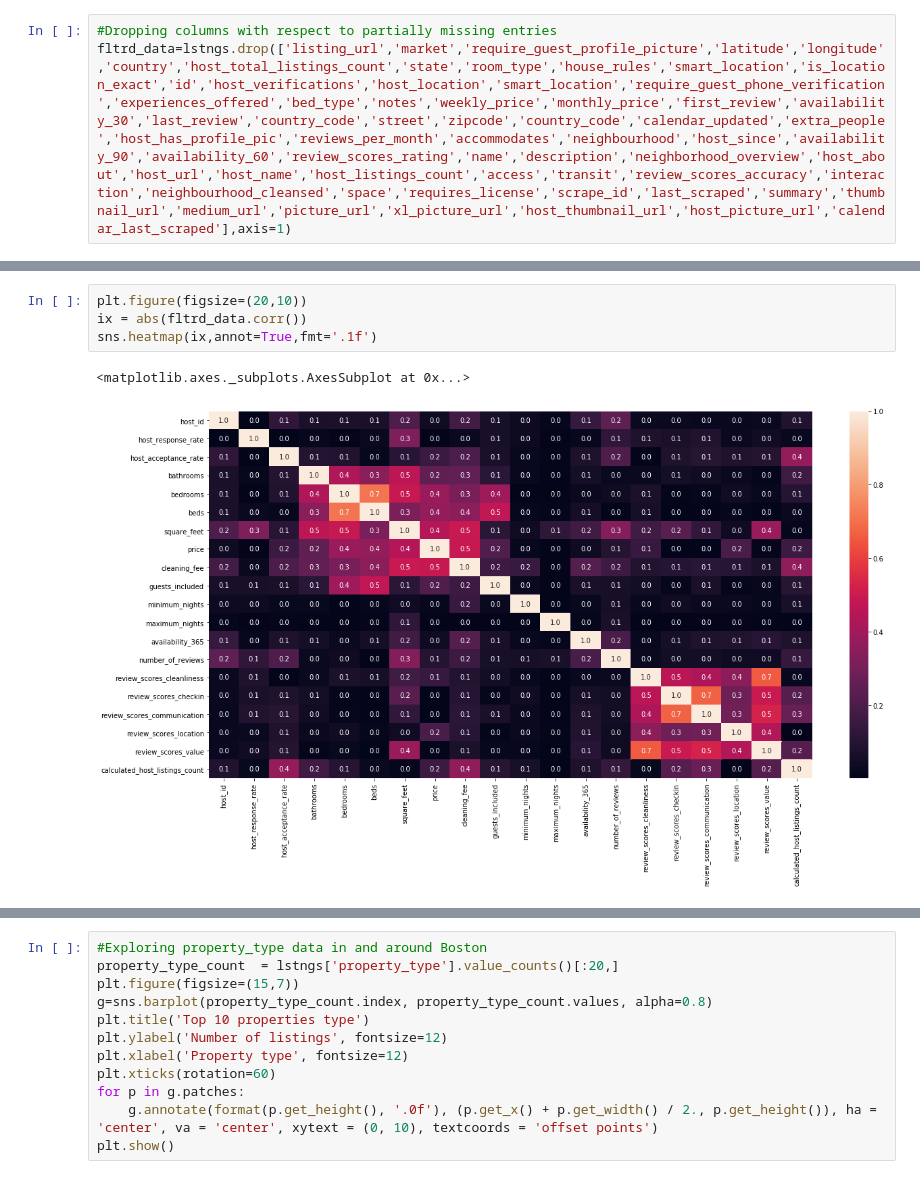
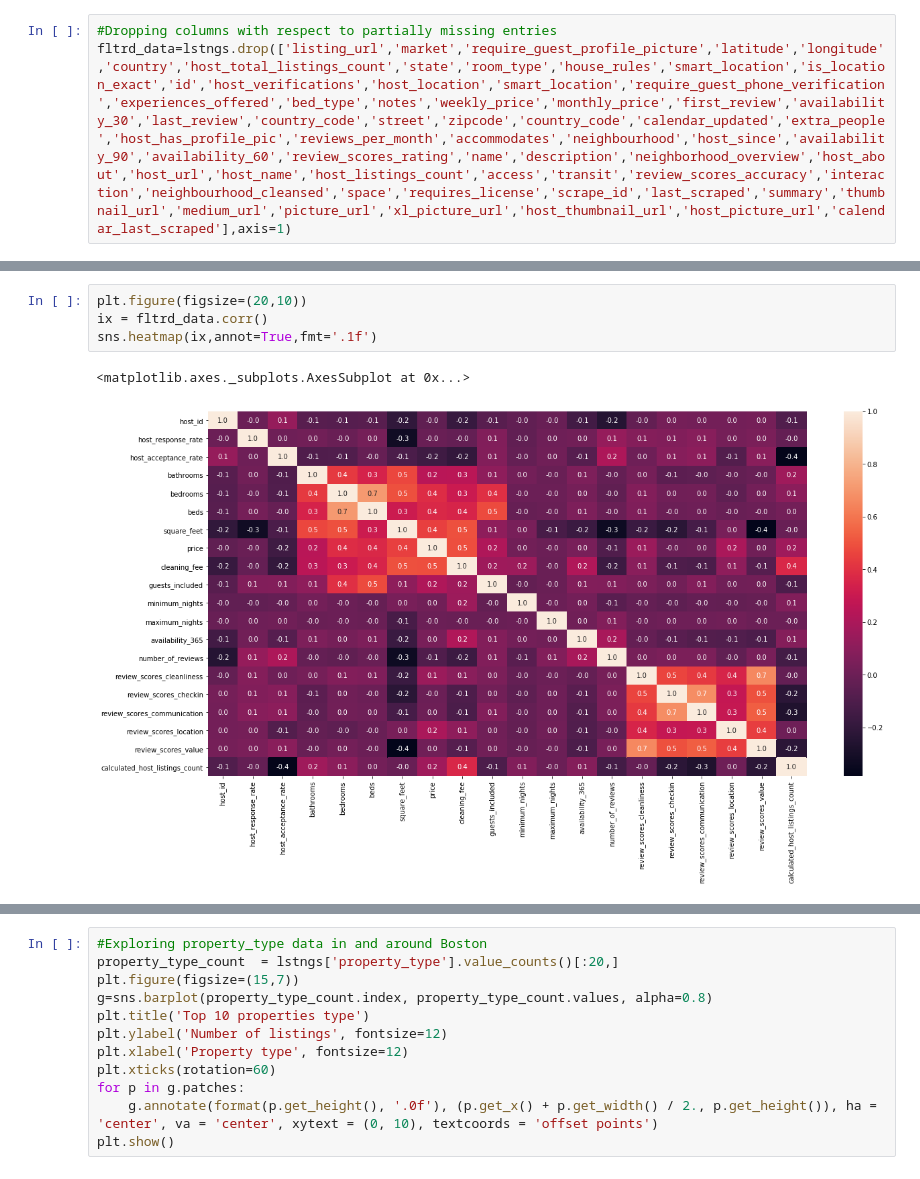
Before and after one commit to SadiqueAbdullah/Boston-Airbnb-EDA-and-Insight, a Jupyter notebook: EDA_and_Prediction.ipynb, the cells around one changed output, grey strips where cells are left out. Drawn from its saved outputs; the diff is of its cells as text.

```diff
--- a/EDA_and_Prediction.ipynb
+++ b/EDA_and_Prediction.ipynb
@@ -153,7 +194,7 @@ fltrd_data=lstngs.drop(['listing_url','market','require_guest_profile_picture','
 # %%
 plt.figure(figsize=(20,10))
-ix = abs(fltrd_data.corr())
+ix = fltrd_data.corr()
 sns.heatmap(ix,annot=True,fmt='.1f')
 # %% [output]
 <matplotlib.axes._subplots.AxesSubplot at 0x...>
-[figure, old version]
+[figure, new version]
```
Also changed, not shown: parts of 17 cells of this notebook.
